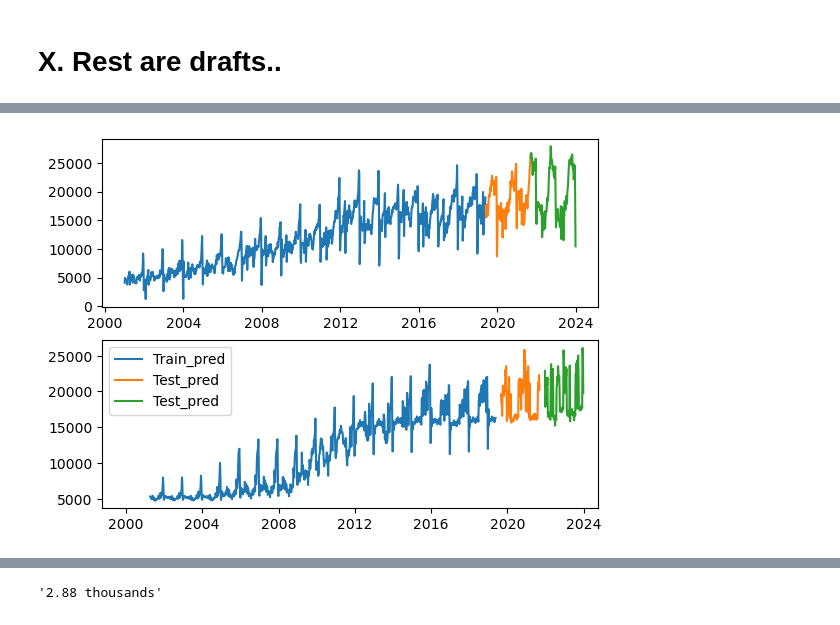
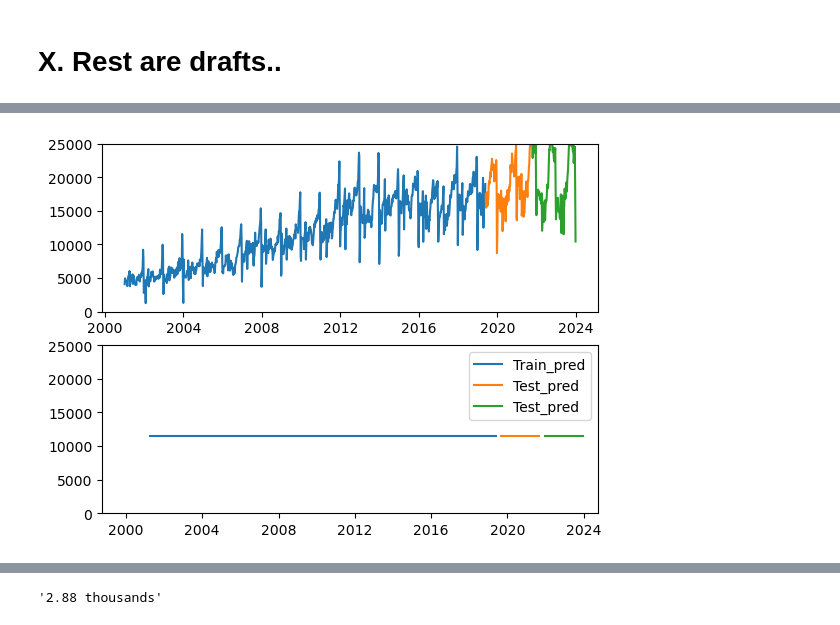
Before and after one commit to DataJakob/Various-School-Projects, a Jupyter notebook: Advanced Topics in Deep Learning/Feature_Engineering_and_Modelling.ipynb, the cells around one changed output, grey strips where cells are left out. Saved outputs shown, nothing was run; the diff lists cells and outputs as text; code cells hidden in the pictures.

```diff
--- a/Advanced Topics in Deep Learning/Feature_Engineering_and_Modelling.ipynb
+++ b/Advanced Topics in Deep Learning/Feature_Engineering_and_Modelling.ipynb
@@ -250,10 +321,10 @@ y_test_pre =y_test[14:]
 # %%
-model.fit(X_train_preprocessed,y_train_pre,
-          epochs=500, batch_size=8,
-          validation_data=[X_val_preprocessed, y_val_pre],
-          callbacks=early_stopping)
+# model.fit(X_train_preprocessed,y_train_pre,
+#           epochs=500, batch_size=60,
+#           validation_data=[X_val_preprocessed, y_val_pre],
+#           callbacks=early_stopping)
 
 
-train_pred = model.predict(X_train_preprocessed)
-val_pred = model.predict(X_val_preprocessed)
-test_pred = model.predict(X_test_preprocessed)
+# train_pred = model.predict(X_train_preprocessed)
+# val_pred = model.predict(X_val_preprocessed)
+# test_pred = model.predict(X_test_preprocessed)
@@ -281,16 +331,18 @@ Epoch 6/500
 # %%
 fig,ax = plt.subplots(2)
 ax[0].plot(y_train, label='Train')
 ax[0].plot(y_val, label='Valid')
 ax[0].plot(y_test, label='Test')
+ax[0].set_ylim(0,25000)
 
 ax[1].plot(X_train.index[14:], train_pred, label='Train_pred')
 ax[1].set_xlim(10500,20000)
 ax[1].plot(X_val.index[14:], val_pred, label='Test_pred')
 ax[1].plot(X_test.index[14:], test_pred, label='Test_pred')
+ax[1].set_ylim(0,25000)
 
 plt.legend()
 plt.show()
 # %% [output]
-[figure, old version]
+[figure, new version]
 # %%
```
Also changed, not shown: parts of 43 cells of this notebook, 1 other file.
